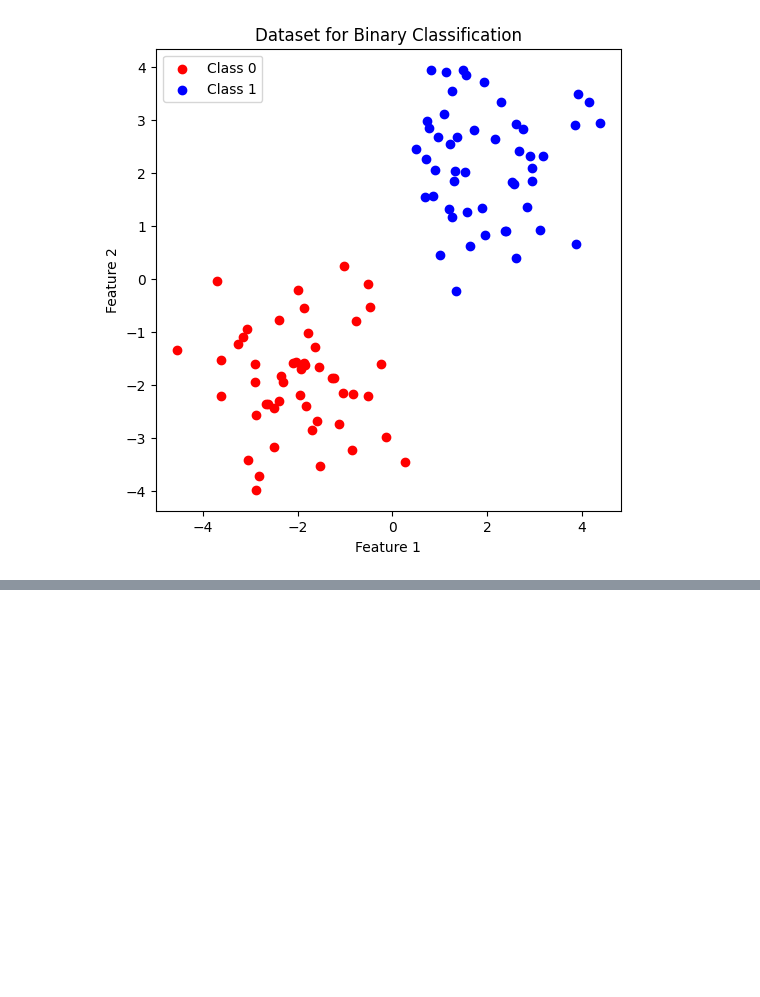
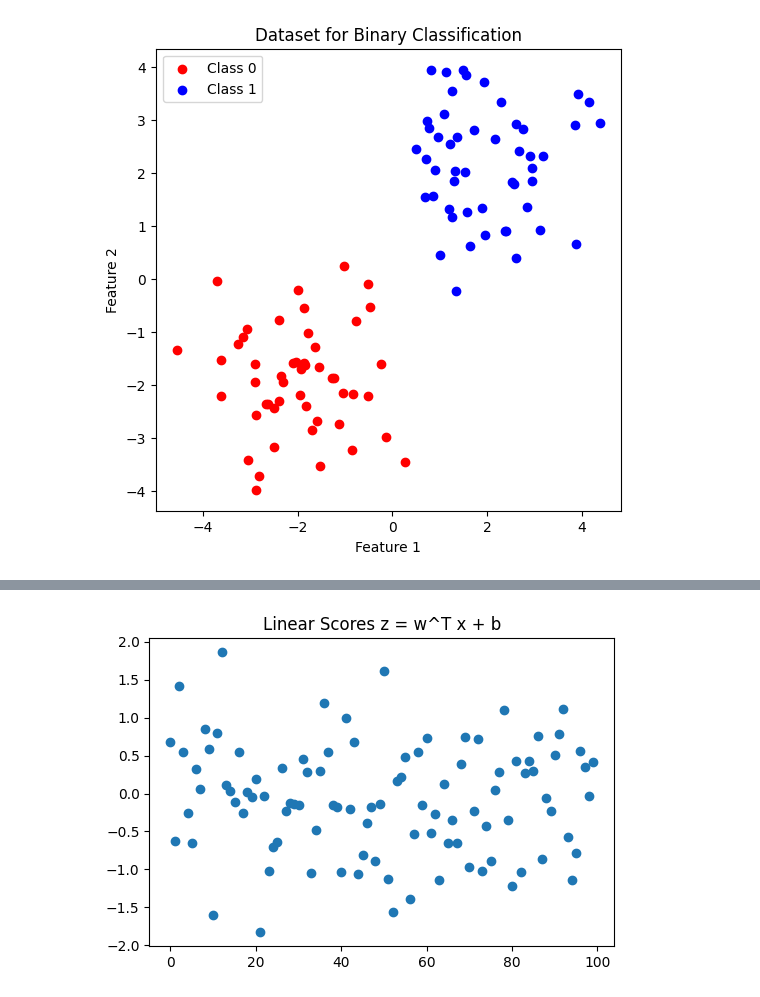
Before and after one commit to AyushDevadiga1/practice-programs, a Jupyter notebook: logistic-intution.ipynb, the cells around one changed output, grey strips where cells are left out. Drawn from its saved outputs; the diff is of its cells as text; code cells hidden in the pictures; blank space fills up the shorter version.

```diff
--- a/logistic-intution.ipynb
+++ b/logistic-intution.ipynb
@@ -43,0 +80,9 @@ plt.show()
+# %%
+z = X @ w + b
+# %%
+plt.figure(figsize=(6,4))
+plt.scatter(range(len(z)), z)
+plt.title("Linear Scores z = w^T x + b")
+plt.show()
+# %% [output]
+[figure, added]
```
Also changed, not shown: parts of 4 cells of this notebook.
